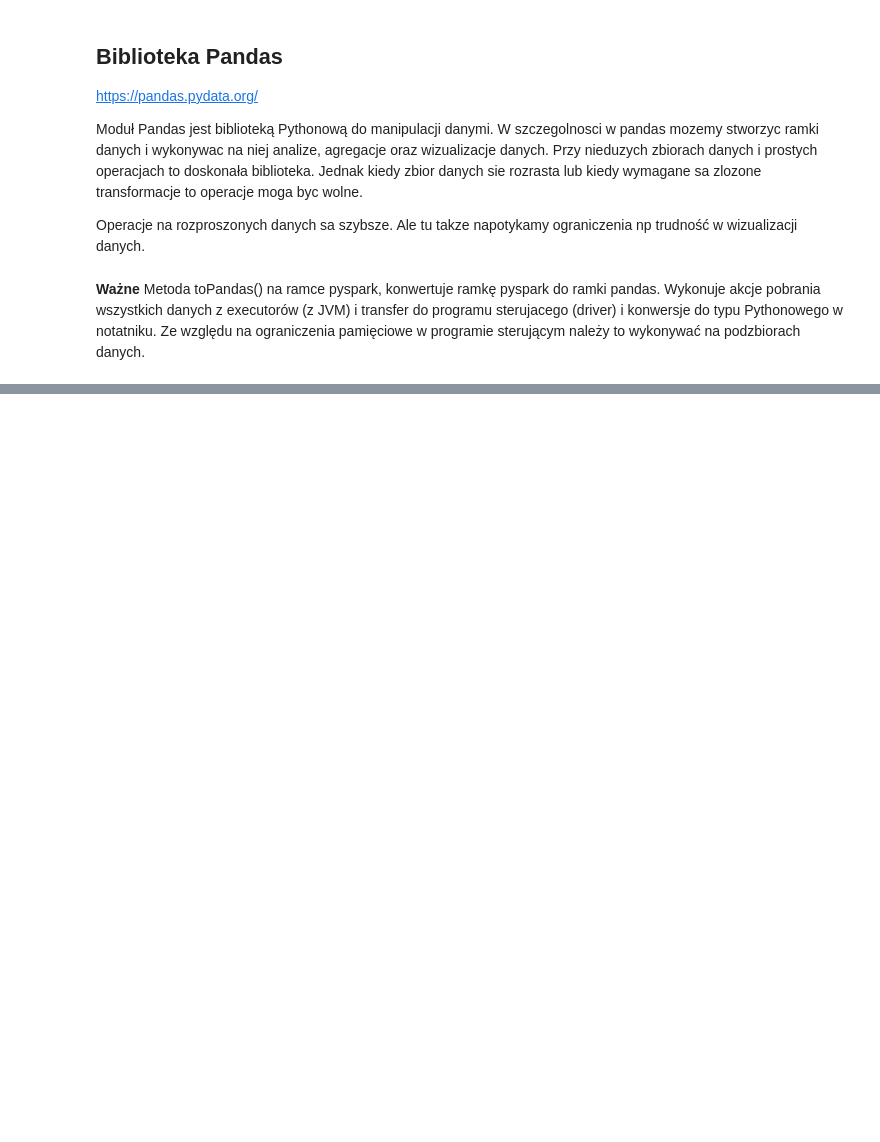
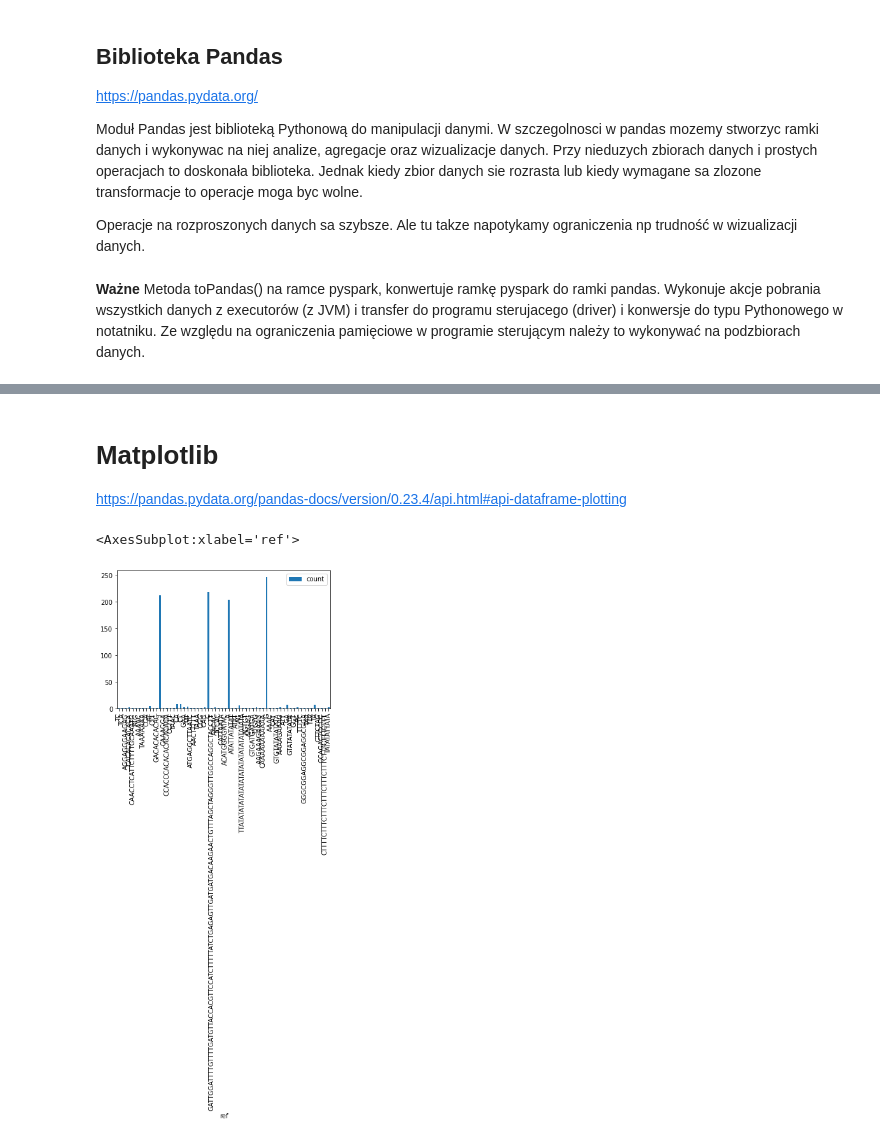
Before and after one commit to biodatageeks/edugen-notebooks, a Jupyter notebook: 20Z/4_vcf_vis.ipynb, the cells around one changed output, grey strips where cells are left out. Drawn from its saved outputs; the diff is of its cells as text; code cells hidden in the pictures; blank space fills up the shorter version.

Commit message:
anno, pandas, plots

```diff
--- a/20Z/4_vcf_vis.ipynb
+++ b/20Z/4_vcf_vis.ipynb
@@ -97,2 +207,2 @@ OPTIONS(path "{var_anno_path}")')
 # %%
-spark.sql(f"select * from {table_var_anno}").show()
+anno = spark.sql(f"select * from {table_var_anno}")
@@ -98,0 +233,4 @@ spark.sql(f"select * from {table_var_anno}").show()
+# %%
+from  pyspark.sql.functions import *
+anno1 = anno.withColumn("INFO_CSQ2", explode(("INFO_CSQ")))
+anno2 = anno1.selectExpr( "*", " INFO_CSQ2.*")
@@ -111,0 +313,9 @@ spark.sql(f"select * from {table_var_anno} LIMIT 10").toPandas()
+# %% [markdown]
+# Matplotlib
+https://pandas.pydata.org/pandas-docs/version/0.23.4/api.html#api-dataframe-plotting
+# %%
+import matplotlib.pyplot as plt
+anno2.groupby("ref").count().toPandas().plot.bar(x='ref')
+# %% [output]
+<AxesSubplot:xlabel='ref'>
+[figure, added]
```
Also changed, not shown: parts of 29 cells of this notebook.
